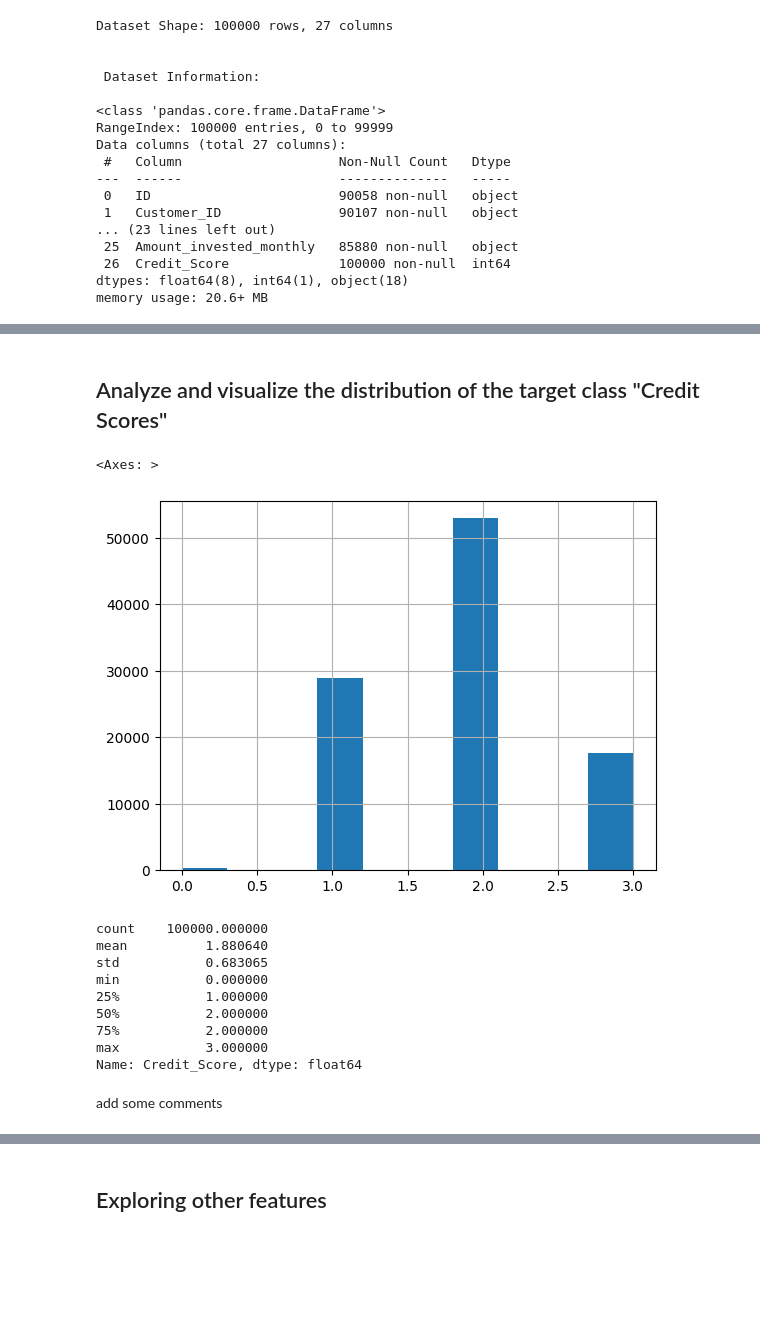
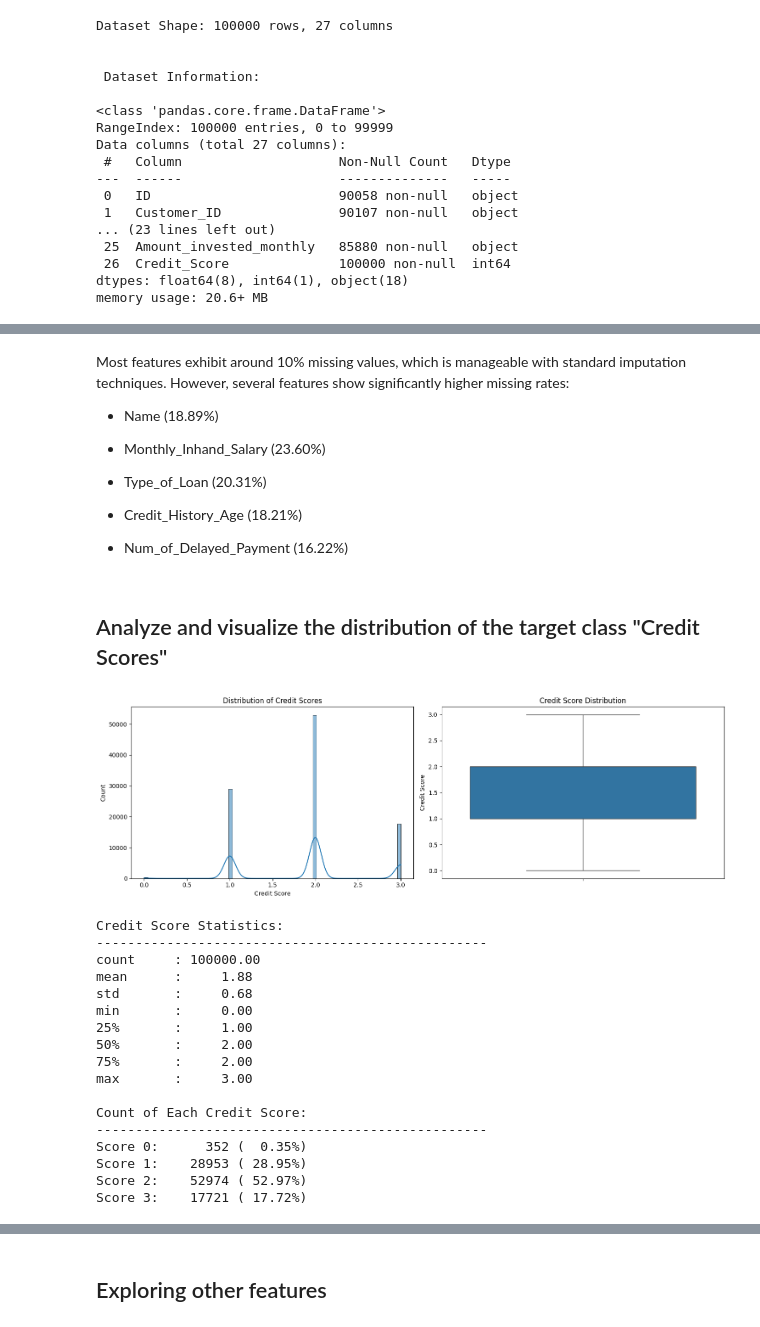
Before and after one commit to Simone-meli25/Credit_Score_Classification, a Jupyter notebook: notebooks/01_eda.ipynb, the cells around one changed output, grey strips where cells are left out. Saved outputs shown, nothing was run; the diff lists cells and outputs as text; code cells hidden in the pictures; blank space fills up the shorter version.

```diff
--- a/notebooks/01_eda.ipynb
+++ b/notebooks/01_eda.ipynb
@@ -83,21 +79,63 @@ dtype: int64
+# %% [markdown]
+Most features exhibit around 10% missing values, which is manageable with standard imputation techniques. However, several features show significantly higher missing rates:
+
+- Name (18.89%)
+
+- Monthly_Inhand_Salary (23.60%)
+
+- Type_of_Loan (20.31%)
+
+- Credit_History_Age (18.21%)
+
+- Num_of_Delayed_Payment (16.22%)
 # %% [markdown]
 ## Analyze and visualize the distribution of the target class "Credit Scores"
-# %%
-df['Credit_Score'].hist()
-# %% [output]
-<Axes: >
-[figure, removed]
-# %%
-df['Credit_Score'].describe()
-# %% [output]
-count    100000.000000
-mean          1.880640
-std           0.683065
-min           0.000000
-25%           1.000000
-50%           2.000000
-75%           2.000000
-max           3.000000
-Name: Credit_Score, dtype: float64
-# %% [markdown]
-add some comments
+# %%
+# Create a figure with two subplots
+fig, (ax1, ax2) = plt.subplots(1, 2, figsize=(15, 5))
+
+# Plot 1: Histogram with KDE
+sns.histplot(data=df, x='Credit_Score', kde=True, ax=ax1)
+ax1.set_title('Distribution of Credit Scores')
+ax1.set_xlabel('Credit Score')
+ax1.set_ylabel('Count')
+
+# Plot 2: Box plot
+sns.boxplot(data=df, y='Credit_Score', ax=ax2)
+ax2.set_title('Credit Score Distribution')
+ax2.set_ylabel('Credit Score')
+
+plt.tight_layout()
+plt.show()
+
+# Print statistics with better formatting
+print("\nCredit Score Statistics:")
+print("-" * 50)
+stats = df['Credit_Score'].describe()
+for stat, value in stats.items():
+    print(f"{stat:10}: {value:8.2f}")
+
+print("\nCount of Each Credit Score:")
+print("-" * 50)
+counts = df['Credit_Score'].value_counts().sort_index()
+for score, count in counts.items():
+    print(f"Score {score}: {count:8d} ({count/len(df)*100:6.2f}%)")
+# %% [output]
+[figure, added]
+Credit Score Statistics:
+--------------------------------------------------
+count     : 100000.00
+mean      :     1.88
+std       :     0.68
+min       :     0.00
+25%       :     1.00
+50%       :     2.00
+75%       :     2.00
+max       :     3.00
+
+Count of Each Credit Score:
+--------------------------------------------------
+Score 0:      352 (  0.35%)
+Score 1:    28953 ( 28.95%)
+Score 2:    52974 ( 52.97%)
+Score 3:    17721 ( 17.72%)
```
Also changed, not shown: parts of 31 cells of this notebook, 20 other files.
